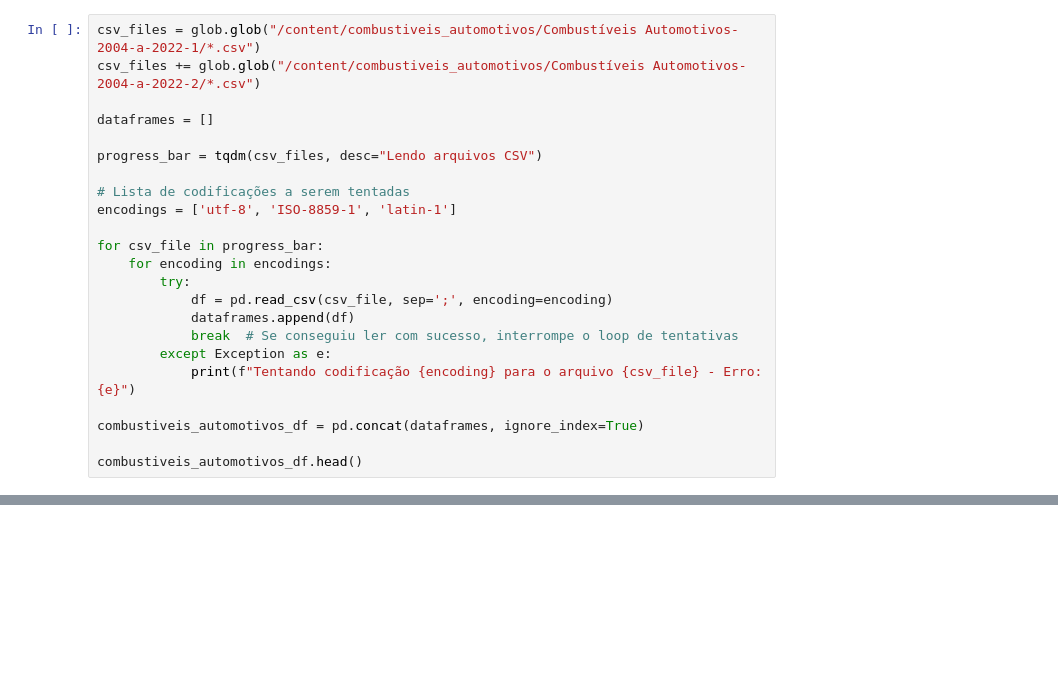
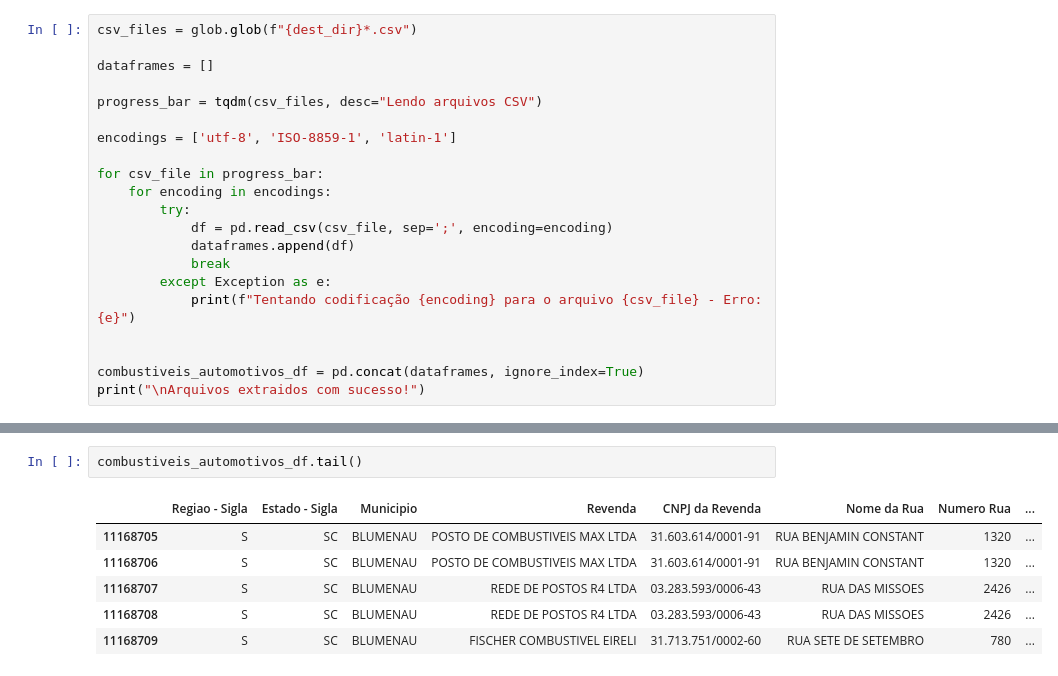
Before and after one commit to Jacksonvieira431/combustiveis_automotivos, a Jupyter notebook: Analise.ipynb, the cells around one changed output, grey strips where cells are left out. Saved outputs shown, nothing was run; the diff lists cells and outputs as text; blank space fills up the shorter version.

Commit message:
atualização de leitura de arquivos

```diff
--- a/Analise.ipynb
+++ b/Analise.ipynb
@@ -6,12 +14,10 @@ import glob
 # %%
-csv_files = glob.glob("/content/combustiveis_automotivos/Combustíveis Automotivos-2004-a-2022-1/*.csv")
-csv_files += glob.glob("/content/combustiveis_automotivos/Combustíveis Automotivos-2004-a-2022-2/*.csv")
+csv_files = glob.glob(f"{dest_dir}*.csv")
 
 dataframes = []
 
 progress_bar = tqdm(csv_files, desc="Lendo arquivos CSV")
 
-# Lista de codificações a serem tentadas
 encodings = ['utf-8', 'ISO-8859-1', 'latin-1']
 
 for csv_file in progress_bar:
@@ -19,10 +25,10 @@ for csv_file in progress_bar:
         try:
             df = pd.read_csv(csv_file, sep=';', encoding=encoding)
             dataframes.append(df)
-            break  # Se conseguiu ler com sucesso, interrompe o loop de tentativas
+            break
         except Exception as e:
             print(f"Tentando codificação {encoding} para o arquivo {csv_file} - Erro: {e}")
 
+
 combustiveis_automotivos_df = pd.concat(dataframes, ignore_index=True)
-
-combustiveis_automotivos_df.head()
+print("\nArquivos extraidos com sucesso!")
@@ -28,0 +47,9 @@ combustiveis_automotivos_df.head()
+# %%
+combustiveis_automotivos_df.tail()
+# %% [output]
+|  | Regiao - Sigla | Estado - Sigla | Municipio | Revenda | CNPJ da Revenda | Nome da Rua | Numero Rua | ... |
+| 11168705 | S | SC | BLUMENAU | POSTO DE COMBUSTIVEIS MAX LTDA | 31.603.614/0001-91 | RUA BENJAMIN CONSTANT | 1320 | ... |
+| 11168706 | S | SC | BLUMENAU | POSTO DE COMBUSTIVEIS MAX LTDA | 31.603.614/0001-91 | RUA BENJAMIN CONSTANT | 1320 | ... |
+| 11168707 | S | SC | BLUMENAU | REDE DE POSTOS R4 LTDA | 03.283.593/0006-43 | RUA DAS MISSOES | 2426 | ... |
+| 11168708 | S | SC | BLUMENAU | REDE DE POSTOS R4 LTDA | 03.283.593/0006-43 | RUA DAS MISSOES | 2426 | ... |
+| 11168709 | S | SC | BLUMENAU | FISCHER COMBUSTIVEL EIRELI | 31.713.751/0002-60 | RUA SETE DE SETEMBRO | 780 | ... |
```
Also changed, not shown: parts of 8 cells of this notebook, 5 other files.
